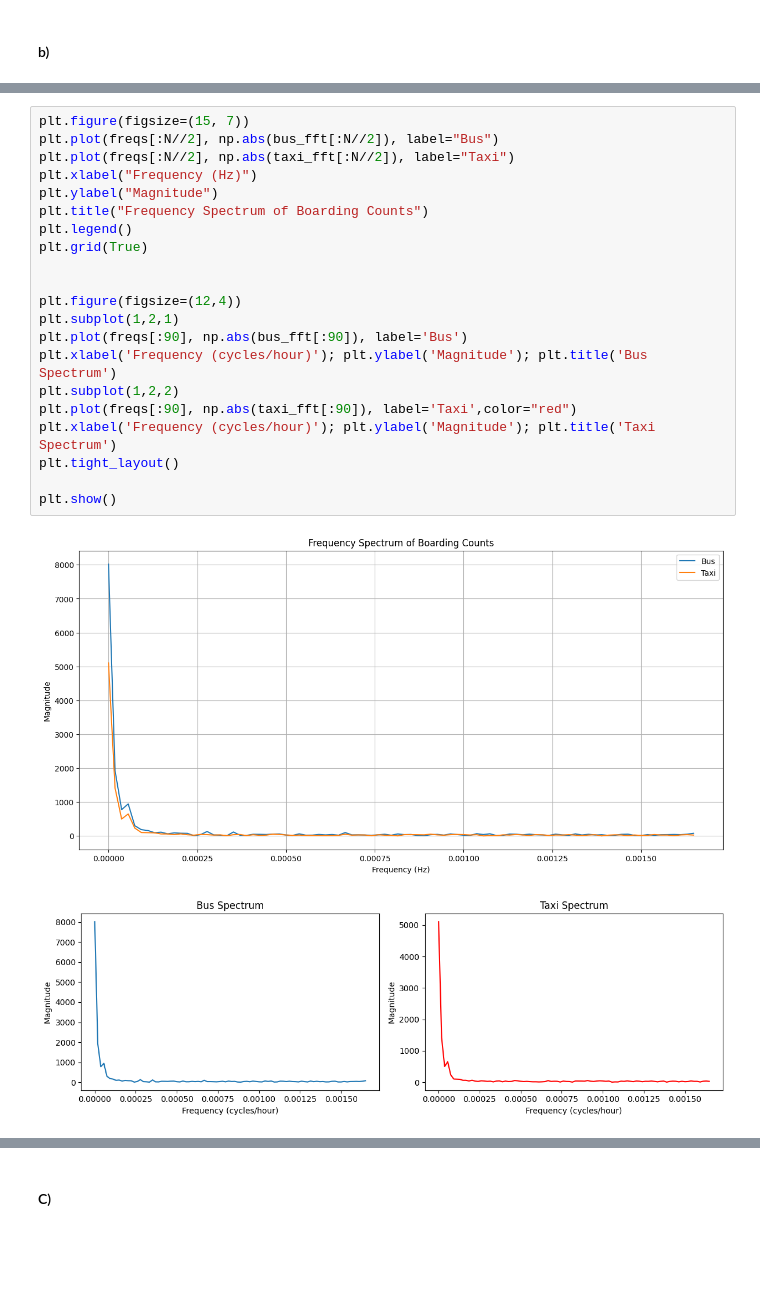
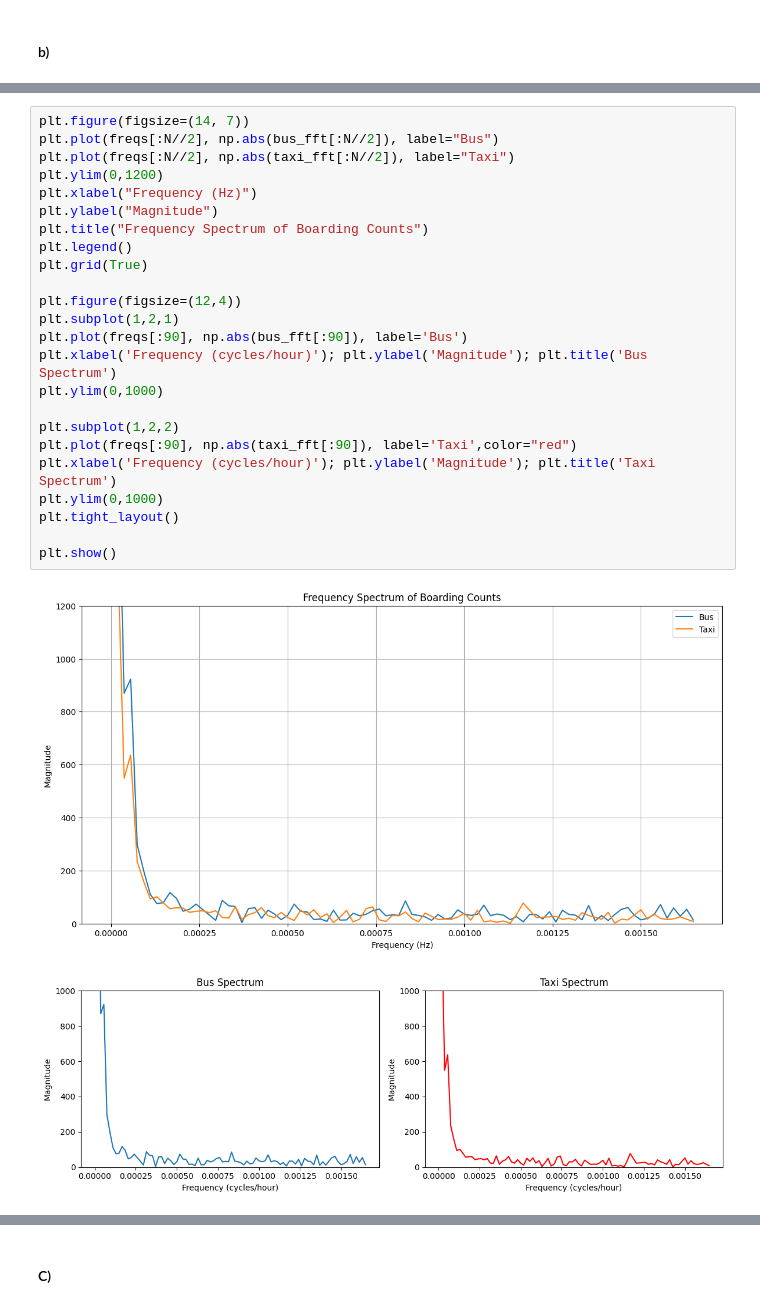
Before and after one commit to Chanura04/Maths-CW, a Jupyter notebook: 20240955.ipynb, the cells around one changed output, grey strips where cells are left out. Saved outputs shown, nothing was run; the diff lists cells and outputs as text; blank space fills up the shorter version.

```diff
--- a/20240955.ipynb
+++ b/20240955.ipynb
@@ -320,25 +377,28 @@ Key Obervation:
 # %%
-plt.figure(figsize=(15, 7))
+plt.figure(figsize=(14, 7))
 plt.plot(freqs[:N//2], np.abs(bus_fft[:N//2]), label="Bus")
 plt.plot(freqs[:N//2], np.abs(taxi_fft[:N//2]), label="Taxi")
+plt.ylim(0,1200)
 plt.xlabel("Frequency (Hz)")
 plt.ylabel("Magnitude")
 plt.title("Frequency Spectrum of Boarding Counts")
 plt.legend()
 plt.grid(True)
 
-
 plt.figure(figsize=(12,4))
 plt.subplot(1,2,1)
 plt.plot(freqs[:90], np.abs(bus_fft[:90]), label='Bus')
 plt.xlabel('Frequency (cycles/hour)'); plt.ylabel('Magnitude'); plt.title('Bus Spectrum')
+plt.ylim(0,1000)
+
 plt.subplot(1,2,2)
 plt.plot(freqs[:90], np.abs(taxi_fft[:90]), label='Taxi',color="red")
 plt.xlabel('Frequency (cycles/hour)'); plt.ylabel('Magnitude'); plt.title('Taxi Spectrum')
+plt.ylim(0,1000)
 plt.tight_layout()
 
 plt.show()
 # %% [output]
-[figure, old version]
+[figure, new version]
-[figure, old version]
+[figure, new version]
 # %% [markdown]
```
Also changed, not shown: parts of 33 cells of this notebook.
